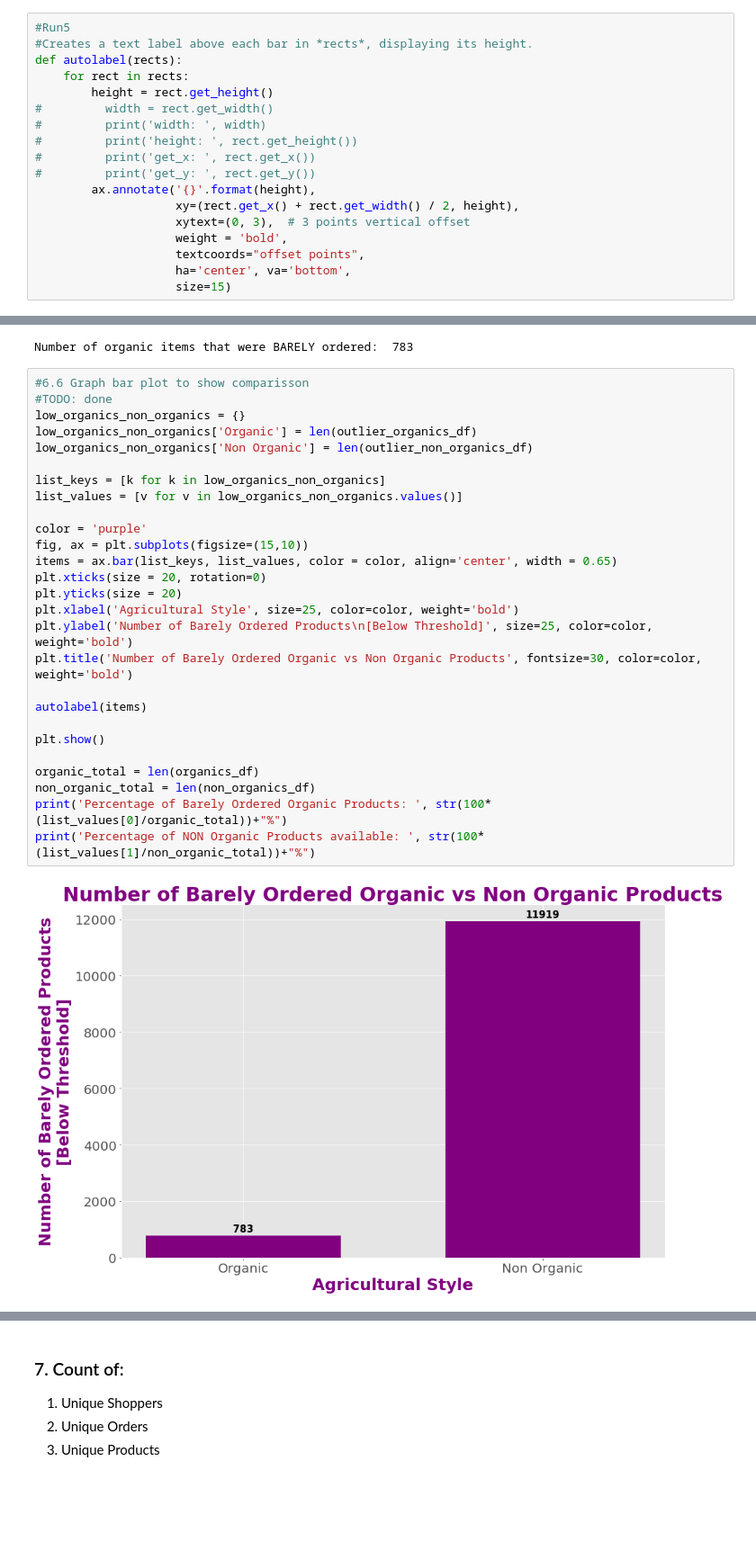
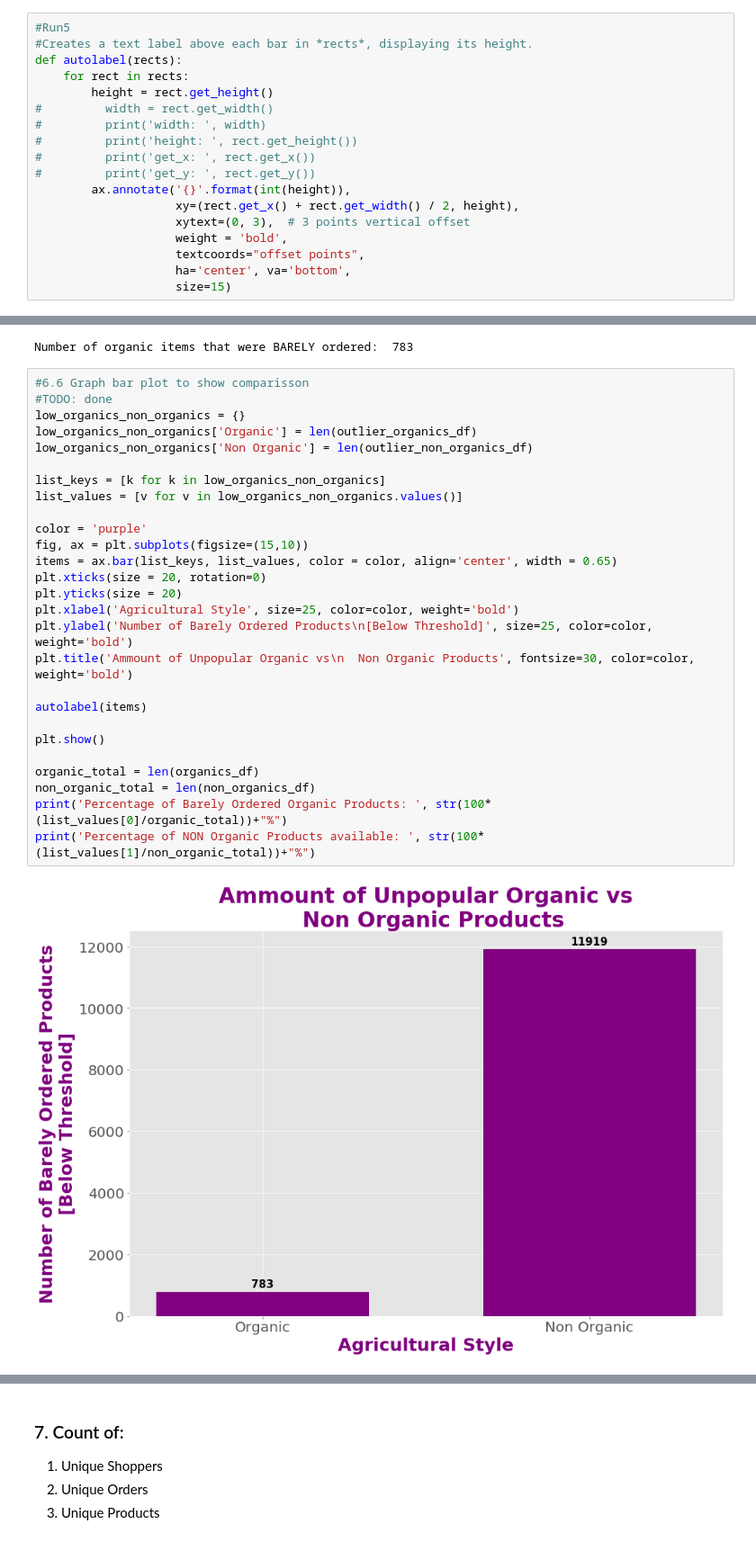
Before and after one commit to WinrichSy/Capstone_Instagram, a Jupyter notebook: Capstone 1 Instacart.ipynb, the cells around one changed output, grey strips where cells are left out. Shown at 90% size. Drawn from its saved outputs; the diff is of its cells as text; blank space fills up the shorter version.

Commit message:
currently have 10 graphs plotted. Prettified them as well

```diff
--- a/Capstone 1 Instacart.ipynb
+++ b/Capstone 1 Instacart.ipynb
@@ -231,7 +231,7 @@ def autolabel(rects):
 #         print('height: ', rect.get_height())
 #         print('get_x: ', rect.get_x())
 #         print('get_y: ', rect.get_y())
-        ax.annotate('{}'.format(height),
+        ax.annotate('{}'.format(int(height)),
                     xy=(rect.get_x() + rect.get_width() / 2, height),
                     xytext=(0, 3),  # 3 points vertical offset
                     weight = 'bold',
@@ -546,32 +548,32 @@ Number of organic items that were BARELY ordered:  783
 # %%
 #6.6 Graph bar plot to show comparisson
 #TODO: done
 low_organics_non_organics = {}
 low_organics_non_organics['Organic'] = len(outlier_organics_df)
 low_organics_non_organics['Non Organic'] = len(outlier_non_organics_df)
 
 list_keys = [k for k in low_organics_non_organics]
 list_values = [v for v in low_organics_non_organics.values()]
 
 color = 'purple'
 fig, ax = plt.subplots(figsize=(15,10))
 items = ax.bar(list_keys, list_values, color = color, align='center', width = 0.65)
 plt.xticks(size = 20, rotation=0)
 plt.yticks(size = 20)
 plt.xlabel('Agricultural Style', size=25, color=color, weight='bold')
 plt.ylabel('Number of Barely Ordered Products\n[Below Threshold]', size=25, color=color, weight='bold')
-plt.title('Number of Barely Ordered Organic vs Non Organic Products', fontsize=30, color=color, weight='bold')
+plt.title('Ammount of Unpopular Organic vs\n  Non Organic Products', fontsize=30, color=color, weight='bold')
 
 autolabel(items)
 
 plt.show()
 
 organic_total = len(organics_df)
 non_organic_total = len(non_organics_df)
 print('Percentage of Barely Ordered Organic Products: ', str(100*(list_values[0]/organic_total))+"%")
 print('Percentage of NON Organic Products available: ', str(100*(list_values[1]/non_organic_total))+"%")
 # %% [output]
-[figure, old version]
+[figure, new version]
 Percentage of Barely Ordered Organic Products:  15.551142005958294%
 Percentage of NON Organic Products available:  26.692495465030348%
 # %% [markdown]
```
Also changed, not shown: parts of 14 cells of this notebook.
